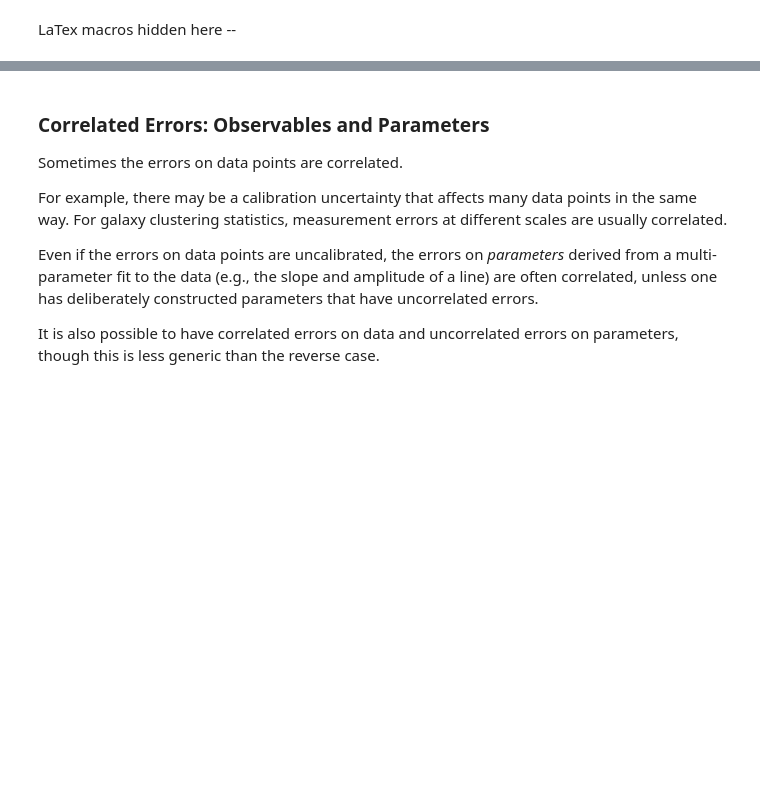
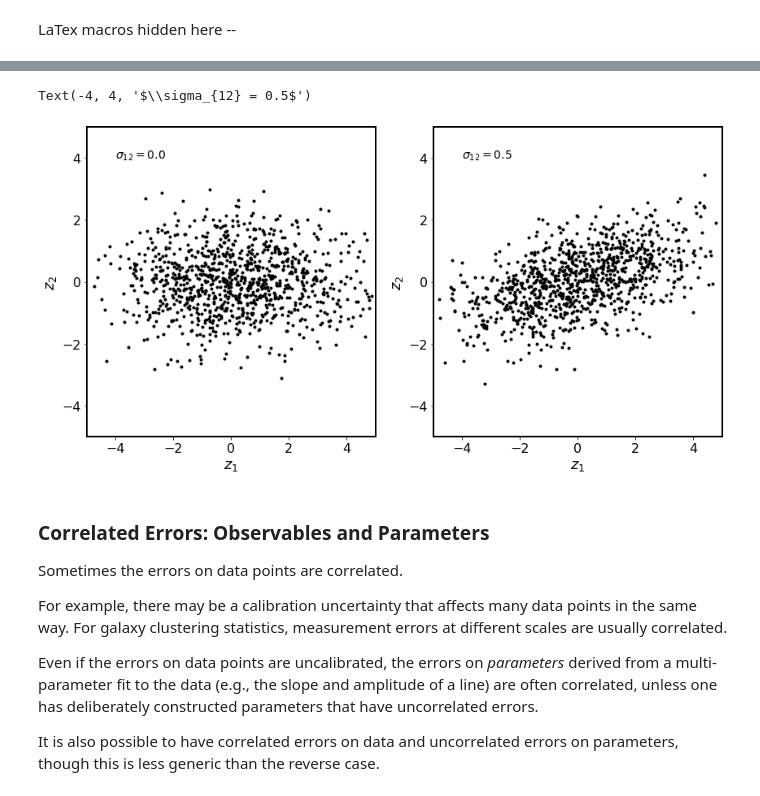
Before and after one commit to paulmartini/NSMA, a Jupyter notebook: Lectures/CorrelatedErrors.ipynb, the cells around one changed output, grey strips where cells are left out. Drawn from its saved outputs; the diff is of its cells as text; code cells hidden in the pictures; blank space fills up the shorter version.

Commit message:
added MCMC example

```diff
--- a/Lectures/CorrelatedErrors.ipynb
+++ b/Lectures/CorrelatedErrors.ipynb
@@ -80,5 +100,40 @@ where $\Delta y_i = y_i-\langle y_i \rangle$, $\cinvij$ is the inverse covarianc
 
 This can also be written in vector/matrix notation.
+# %%
+### Modifification of example from "Stats 1" (StatsBackground)
+
+np.random.seed(1216)
+
+sig_z1 = 4
+sig_z2 = 1
+sig_z12 = 0
+mean = np.array([0, 0], dtype=float)
+cov = np.array( [[sig_z1, sig_z12], [sig_z12, sig_z2]], dtype=float)
+z = np.random.multivariate_normal(mean, cov, size=1000)
+
+fig, axarr = plt.subplots(1, 2, figsize=(14,7))
+
+axarr[0].plot(z.T[0], z.T[1], 'k.')
+axarr[0].set_xlabel(r"$z_1$")
+axarr[0].set_ylabel(r"$z_2$")
+axarr[0].set_xlim(-5, 5)
+axarr[0].set_ylim(-5, 5)
+axarr[0].text(-4, 4, r"$\sigma_{12} = 0.0$")
+
+sig_z12 = 1.
+mean = np.array([0, 0], dtype=float)
+cov = np.array( [[sig_z1, sig_z12], [sig_z12, sig_z2]], dtype=float)
+z = np.random.multivariate_normal(mean, cov, size=1000)
+
+axarr[1].plot(z.T[0], z.T[1], 'k.')
+axarr[1].set_xlabel(r"$z_1$")
+axarr[1].set_ylabel(r"$z_2$")
+axarr[1].set_xlim(-5, 5)
+axarr[1].set_ylim(-5, 5)
+axarr[1].text(-4, 4, r"$\sigma_{12} = 0.5$")
+# %% [output]
+Text(-4, 4, '$\\sigma_{12} = 0.5$')
+[figure, added]
 # %% [markdown]
 ### Correlated Errors: Observables and Parameters
 
```
Also changed, not shown: parts of 19 cells of this notebook.
